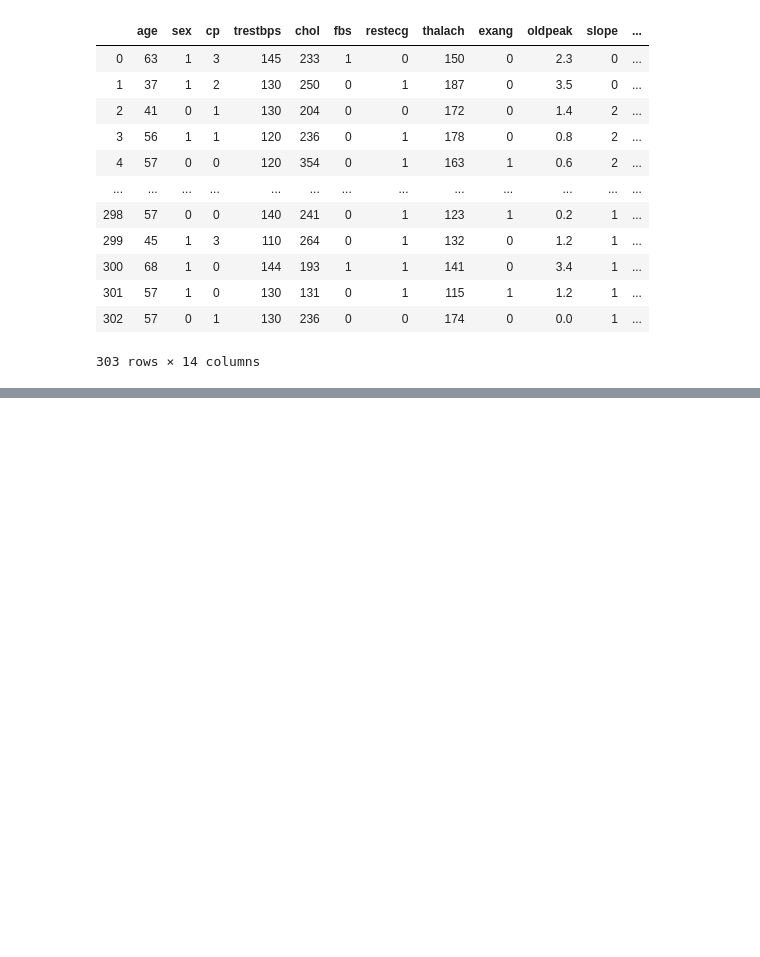
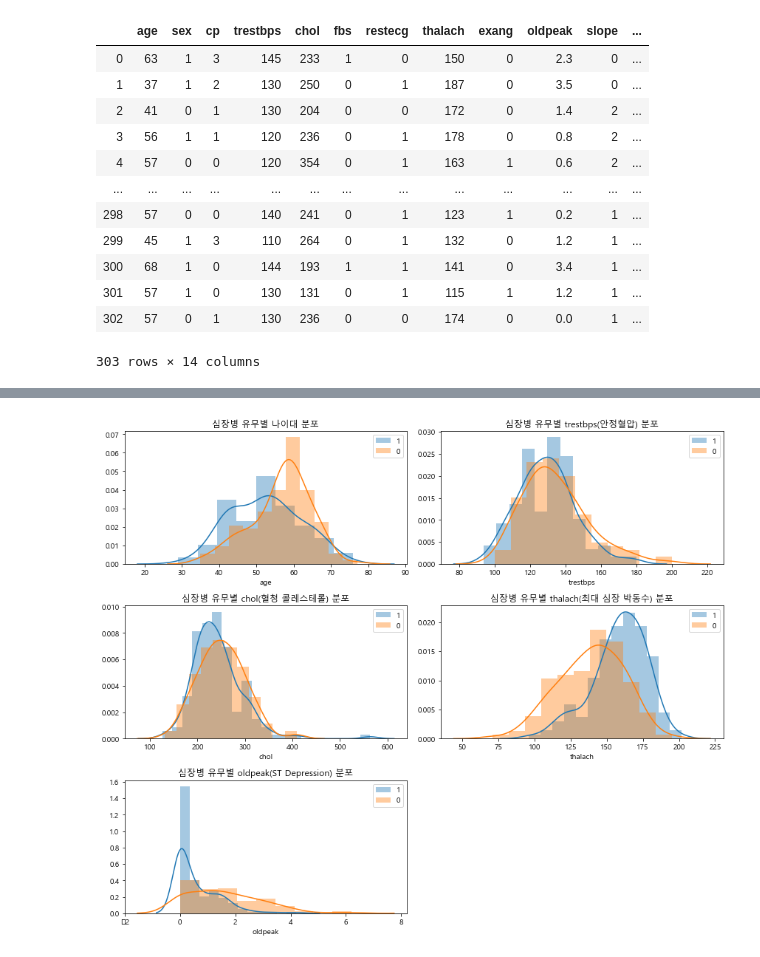
Before and after one commit to bill7845/jupyter_repo, a Jupyter notebook: 힐링페이퍼_사전과제.ipynb, the cells around one changed output, grey strips where cells are left out. Drawn from its saved outputs; the diff is of its cells as text; code cells hidden in the pictures; blank space fills up the shorter version.

```diff
--- a/힐링페이퍼_사전과제.ipynb
+++ b/힐링페이퍼_사전과제.ipynb
@@ -22,0 +60,64 @@ df
+# %%
+plt.figure(figsize=(12,10))
+
+ax1 = plt.subplot(321)
+
+ax1 = sns.distplot(df[df.target == 1]['age'],label='1')
+ax1 = sns.distplot(df[df.target == 0]['age'],label='0')
+
+ax1.legend()
+ax1.set_title('심장병 유무별 나이대 분포')
+
+
+#######################################################
+
+ax2 = plt.subplot(322)
+
+ax2 = sns.distplot(df[df.target == 1]['trestbps'],label='1')
+ax2 = sns.distplot(df[df.target == 0]['trestbps'],label='0')
+
+ax2.legend()
+ax2.set_title('심장병 유무별 trestbps(안정혈압) 분포')
+
+
+#######################################################
+
+
+ax3 = plt.subplot(323)
+
+ax3 = sns.distplot(df[df.target == 1]['chol'],label='1')
+ax3 = sns.distplot(df[df.target == 0]['chol'],label='0')
+
+ax3.legend()
+ax3.set_title('심장병 유무별 chol(혈청 콜레스테롤) 분포')
+
+
+#######################################################
+
+
+ax4 = plt.subplot(324)
+
+sns.distplot(df[df.target == 1]['thalach'],label='1')
+sns.distplot(df[df.target == 0]['thalach'],label='0')
+
+ax4.legend()
+ax4.set_title('심장병 유무별 thalach(최대 심장 박동수) 분포')
+
+
+#######################################################
+
+
+ax4 = plt.subplot(325)
+
+sns.distplot(df[df.target == 1]['oldpeak'],label='1')
+sns.distplot(df[df.target == 0]['oldpeak'],label='0')
+
+ax4.legend()
+ax4.set_title('심장병 유무별 oldpeak(ST Depression) 분포')
+
+#######################################################
+
+plt.tight_layout()
+plt.show()
+# %% [output]
+[figure, added]
```
Also changed, not shown: parts of 6 cells of this notebook, 2 other files.
